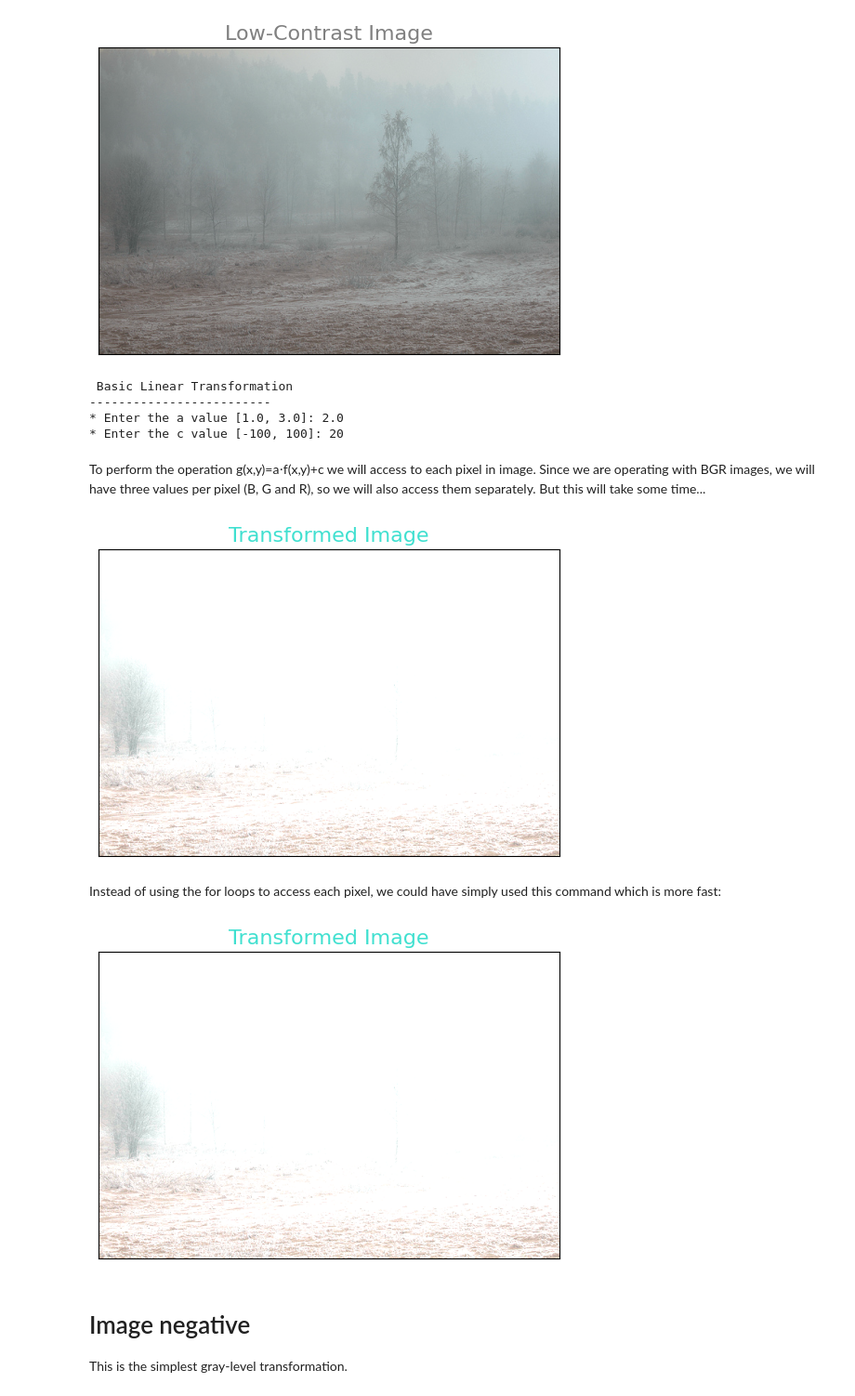
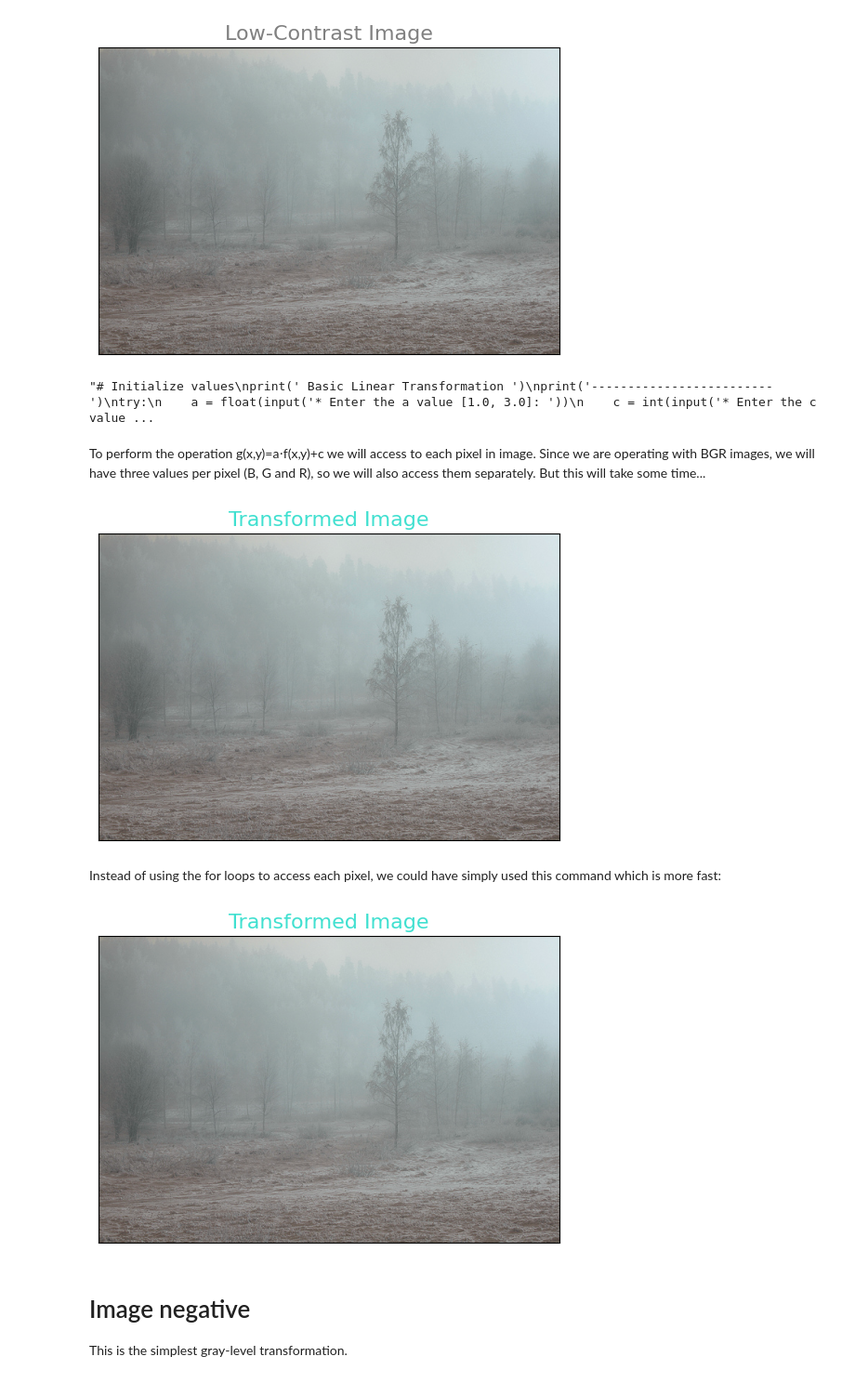
Before and after one commit to Fonty02/ComputerVision, a Jupyter notebook: Examples/3_point_operators.ipynb, the cells around one changed output. Shown at 93% size. Cells and saved outputs as stored; diff of their text form; code cells hidden in the pictures.

```diff
--- a/Examples/3_point_operators.ipynb
+++ b/Examples/3_point_operators.ipynb
@@ -21,19 +21,17 @@ plt.show(plt.xticks([]), plt.yticks([]))
 # %%
 a = 1.0 # Simple contrast control
 b = 0 # Simple brightness control
-# Initialize values
+c=3
+"""# Initialize values
 print(' Basic Linear Transformation ')
 print('-------------------------')
 try:
     a = float(input('* Enter the a value [1.0, 3.0]: '))
     c = int(input('* Enter the c value [-100, 100]: '))
 except ValueError:
-    print('Error, not a number')
+    print('Error, not a number')"""
 # %% [output]
- Basic Linear Transformation
--------------------------
-* Enter the a value [1.0, 3.0]: 2.0
-* Enter the c value [-100, 100]: 20
+"# Initialize values\nprint(' Basic Linear Transformation ')\nprint('-------------------------')\ntry:\n    a = float(input('* Enter the a value [1.0, 3.0]: '))\n    c = int(input('* Enter the c value ...
 # %% [markdown]
 To perform the operation g(x,y)=a⋅f(x,y)+c we will access to each pixel in image. Since we are operating with BGR images, we will have three values per pixel (B, G and R), so we will also access them separately. But this will take some time...
 # %%
@@ -47,17 +45,17 @@ plt.title('Transformed Image',
           fontdict={'fontsize':16, 'color':'turquoise'})
 plt.show(plt.xticks([]), plt.yticks([]))
 # %% [output]
-[figure, old version]
+[figure, new version]
 # %% [markdown]
 Instead of using the for loops to access each pixel, we could have simply used this command which is more fast:
 # %%
-new_img = cv2.convertScaleAbs(img, alpha=a, beta=c)
+new_img = cv2.convertScaleAbs(img, alpha=a, beta=b)
 plt.imshow(new_img)
 plt.title('Transformed Image',
           fontdict={'fontsize':16, 'color':'turquoise'})
 plt.show(plt.xticks([]), plt.yticks([]))
 # %% [output]
-[figure, old version]
+[figure, new version]
 # %% [markdown]
 # Image negative
 This is the simplest gray-level transformation.
```
Also changed, not shown: parts of 1 cell of this notebook, 1 other file.
